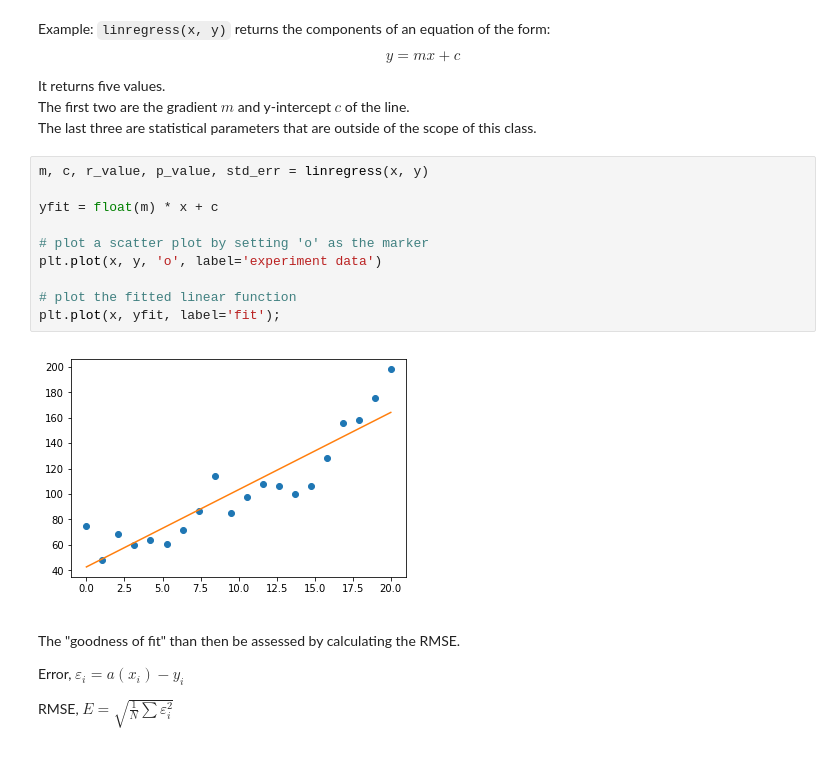
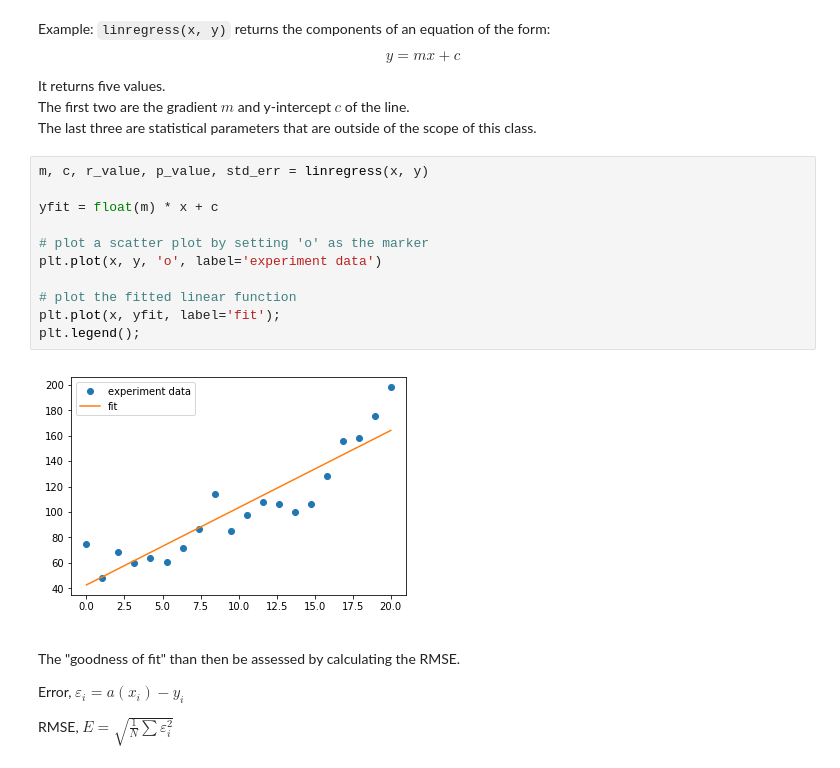
Before and after one commit to Zouhair-Ouaggag/Intro_to_python, a Jupyter notebook: 7_Numerical_computation_with_Numpy.ipynb, the cells around one changed output. Cells and saved outputs as stored; diff of their text form.

```diff
--- a/7_Numerical_computation_with_Numpy.ipynb
+++ b/7_Numerical_computation_with_Numpy.ipynb
@@ -2008,15 +2022,16 @@ It returns five values.
 # %%
 m, c, r_value, p_value, std_err = linregress(x, y)
 
 yfit = float(m) * x + c
 
 # plot a scatter plot by setting 'o' as the marker
 plt.plot(x, y, 'o', label='experiment data')
 
 # plot the fitted linear function
 plt.plot(x, yfit, label='fit');
+plt.legend();
 # %% [output]
-[figure, old version]
+[figure, new version]
 # %% [markdown]
 <a id='RMSE'></a>
 
```
Also changed, not shown: parts of 21 cells of this notebook, 10 other files.
